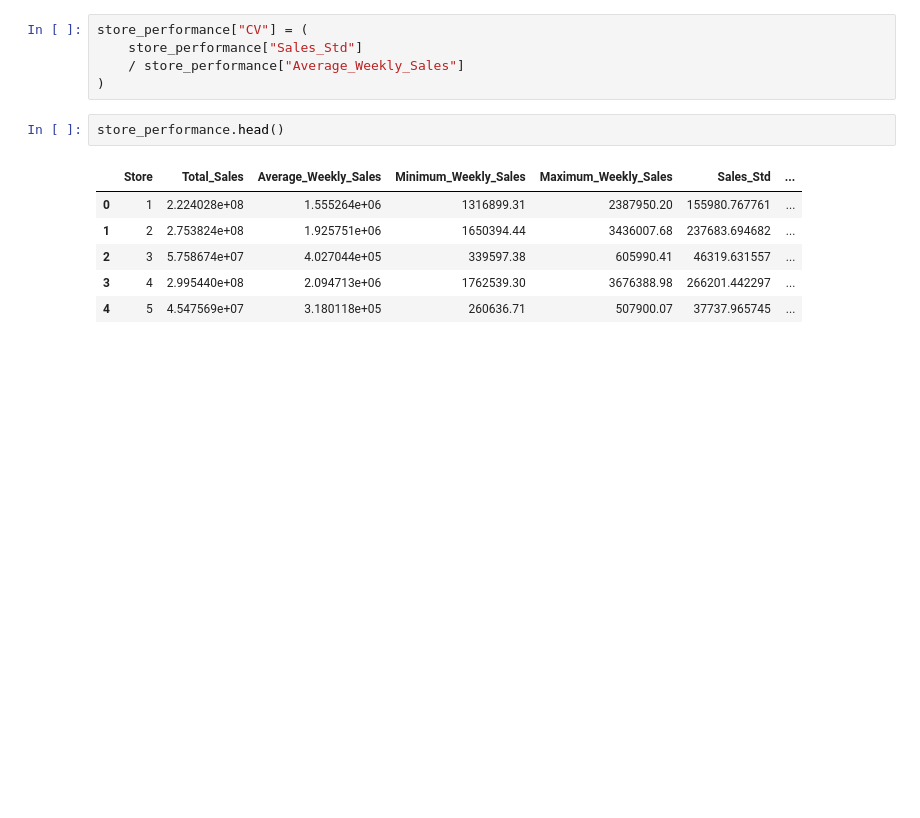
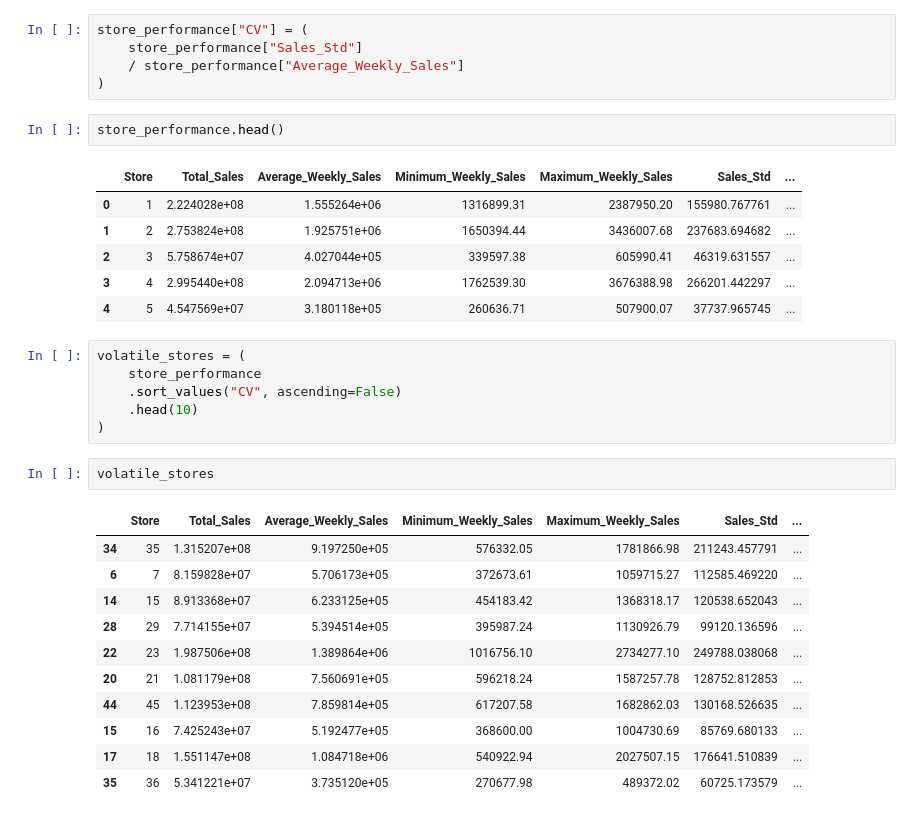
Before and after one commit to rangadaschakravarthy/Walmart-Sales-Analysis, a Jupyter notebook: notebooks/02_eda.ipynb, the cells around one changed output. Cells and saved outputs as stored; diff of their text form; blank space fills up the shorter version.

Commit message:
added volatile store performance

```diff
--- a/notebooks/02_eda.ipynb
+++ b/notebooks/02_eda.ipynb
@@ -991,3 +991,23 @@ store_performance.head()
 | 2 | 3 | 5.758674e+07 | 4.027044e+05 | 339597.38 | 605990.41 | 46319.631557 | ... |
 | 3 | 4 | 2.995440e+08 | 2.094713e+06 | 1762539.30 | 3676388.98 | 266201.442297 | ... |
 | 4 | 5 | 4.547569e+07 | 3.180118e+05 | 260636.71 | 507900.07 | 37737.965745 | ... |
+# %%
+volatile_stores = (
+    store_performance
+    .sort_values("CV", ascending=False)
+    .head(10)
+)
+# %%
+volatile_stores
+# %% [output]
+|  | Store | Total_Sales | Average_Weekly_Sales | Minimum_Weekly_Sales | Maximum_Weekly_Sales | Sales_Std | ... |
+| 34 | 35 | 1.315207e+08 | 9.197250e+05 | 576332.05 | 1781866.98 | 211243.457791 | ... |
+| 6 | 7 | 8.159828e+07 | 5.706173e+05 | 372673.61 | 1059715.27 | 112585.469220 | ... |
+| 14 | 15 | 8.913368e+07 | 6.233125e+05 | 454183.42 | 1368318.17 | 120538.652043 | ... |
+| 28 | 29 | 7.714155e+07 | 5.394514e+05 | 395987.24 | 1130926.79 | 99120.136596 | ... |
+| 22 | 23 | 1.987506e+08 | 1.389864e+06 | 1016756.10 | 2734277.10 | 249788.038068 | ... |
+| 20 | 21 | 1.081179e+08 | 7.560691e+05 | 596218.24 | 1587257.78 | 128752.812853 | ... |
+| 44 | 45 | 1.123953e+08 | 7.859814e+05 | 617207.58 | 1682862.03 | 130168.526635 | ... |
+| 15 | 16 | 7.425243e+07 | 5.192477e+05 | 368600.00 | 1004730.69 | 85769.680133 | ... |
+| 17 | 18 | 1.551147e+08 | 1.084718e+06 | 540922.94 | 2027507.15 | 176641.510839 | ... |
+| 35 | 36 | 5.341221e+07 | 3.735120e+05 | 270677.98 | 489372.02 | 60725.173579 | ... |
```
